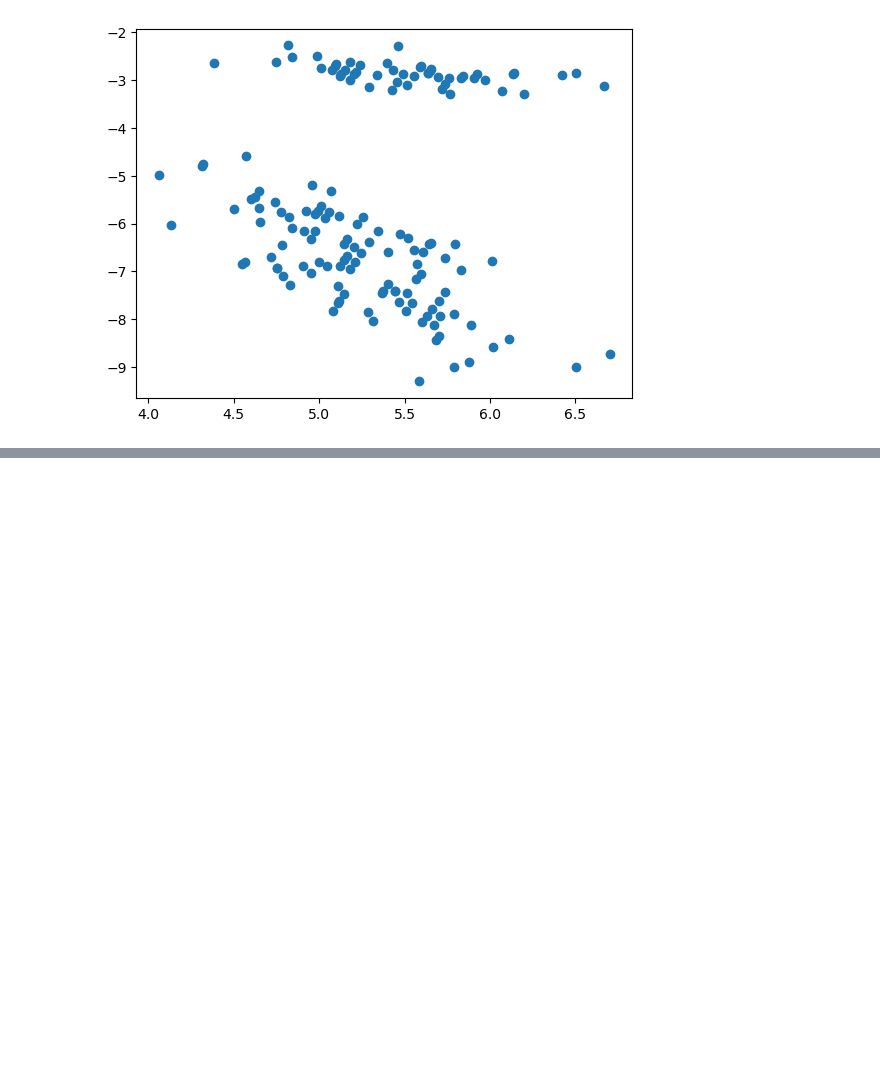
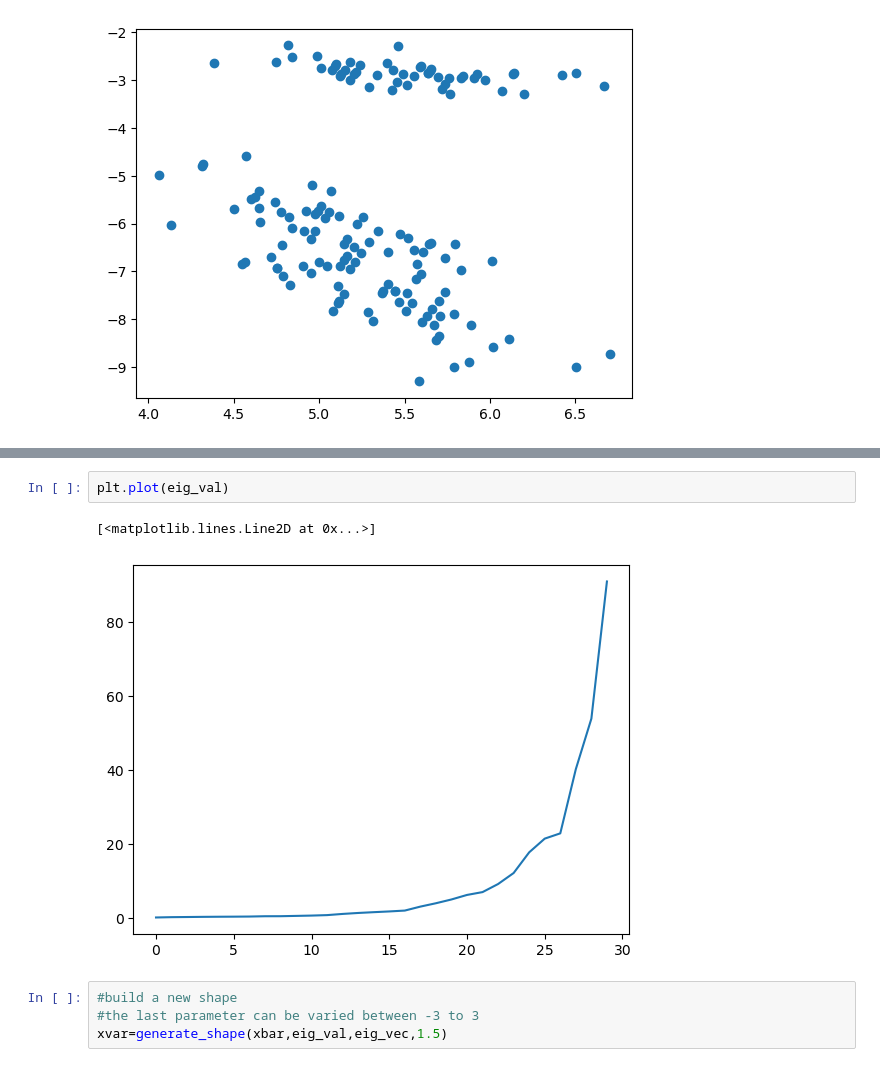
Before and after one commit to Razi-Mahmood/StatisticalShapeModels, a Jupyter notebook: EigenComputation.ipynb, the cells around one changed output, grey strips where cells are left out. Cells and saved outputs as stored; diff of their text form; blank space fills up the shorter version.

```diff
--- a/EigenComputation.ipynb
+++ b/EigenComputation.ipynb
@@ -79,0 +158,9 @@ plt.scatter(proj[:,2],proj[:,3])
+# %%
+plt.plot(eig_val)
+# %% [output]
+[<matplotlib.lines.Line2D at 0x...>]
+[figure, added]
+# %%
+#build a new shape
+#the last parameter can be varied between -3 to 3
+xvar=generate_shape(xbar,eig_val,eig_vec,1.5)
```
Also changed, not shown: parts of 9 cells of this notebook.
